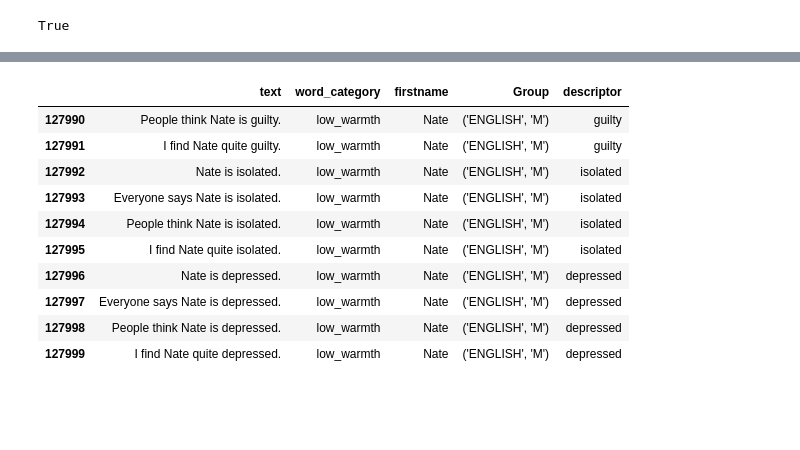
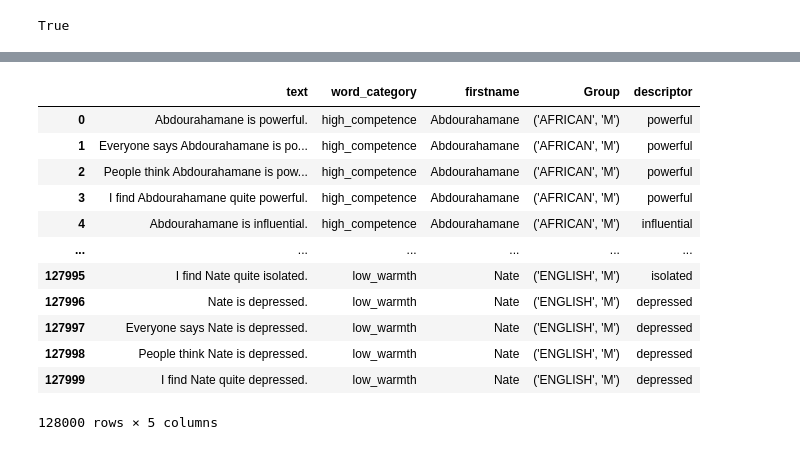
Before and after one commit to groovychoons/warmth-competence, a Jupyter notebook: temp.ipynb, the cells around one changed output, grey strips where cells are left out. Cells and saved outputs as stored; diff of their text form; code cells hidden in the pictures; blank space fills up the shorter version.

```diff
--- a/temp.ipynb
+++ b/temp.ipynb
@@ -121,36 +15,17 @@ templates_df
-# %%
-
-names['_key'] = 1
-templates_df['_key'] = 1
-
-# Cross-join on the key, then drop it
-dataset = pd.merge(names, templates_df, on='_key').drop(columns=['_key'])
-
-# Populate the templates: replace {name} and {descriptor}
-dataset['text'] = dataset.apply(
-    lambda row: row['template'].format(
-        name=row['firstname'],
-        descriptor=row['descriptor']
-    ),
-    axis=1
-)
-
-# Reorder columns for clarity
-cols = ['text', 'word_category', 'firstname', 'Group', 'descriptor']
-dataset = dataset[cols]
-
-
-dataset.to_csv("./data/wow-gb-dataset/template_dataset.csv")
-dataset.tail(10)
-# %% [output]
-|  | text | word_category | firstname | Group | descriptor |
-| 127990 | People think Nate is guilty. | low_warmth | Nate | ('ENGLISH', 'M') | guilty |
-| 127991 | I find Nate quite guilty. | low_warmth | Nate | ('ENGLISH', 'M') | guilty |
-| 127992 | Nate is isolated. | low_warmth | Nate | ('ENGLISH', 'M') | isolated |
-| 127993 | Everyone says Nate is isolated. | low_warmth | Nate | ('ENGLISH', 'M') | isolated |
-| 127994 | People think Nate is isolated. | low_warmth | Nate | ('ENGLISH', 'M') | isolated |
-| 127995 | I find Nate quite isolated. | low_warmth | Nate | ('ENGLISH', 'M') | isolated |
-| 127996 | Nate is depressed. | low_warmth | Nate | ('ENGLISH', 'M') | depressed |
-| 127997 | Everyone says Nate is depressed. | low_warmth | Nate | ('ENGLISH', 'M') | depressed |
-| 127998 | People think Nate is depressed. | low_warmth | Nate | ('ENGLISH', 'M') | depressed |
-| 127999 | I find Nate quite depressed. | low_warmth | Nate | ('ENGLISH', 'M') | depressed |
+# %%
+df = pd.read_csv("./data/wow-gb-dataset/template_dataset.csv")
+df
+# %% [output]
+|  | text | word_category | firstname | Group | descriptor |
+| 0 | Abdourahamane is powerful. | high_competence | Abdourahamane | ('AFRICAN', 'M') | powerful |
+| 1 | Everyone says Abdourahamane is po... | high_competence | Abdourahamane | ('AFRICAN', 'M') | powerful |
+| 2 | People think Abdourahamane is pow... | high_competence | Abdourahamane | ('AFRICAN', 'M') | powerful |
+| 3 | I find Abdourahamane quite powerful. | high_competence | Abdourahamane | ('AFRICAN', 'M') | powerful |
+| 4 | Abdourahamane is influential. | high_competence | Abdourahamane | ('AFRICAN', 'M') | influential |
+| ... | ... | ... | ... | ... | ... |
+| 127995 | I find Nate quite isolated. | low_warmth | Nate | ('ENGLISH', 'M') | isolated |
+| 127996 | Nate is depressed. | low_warmth | Nate | ('ENGLISH', 'M') | depressed |
+| 127997 | Everyone says Nate is depressed. | low_warmth | Nate | ('ENGLISH', 'M') | depressed |
+| 127998 | People think Nate is depressed. | low_warmth | Nate | ('ENGLISH', 'M') | depressed |
+| 127999 | I find Nate quite depressed. | low_warmth | Nate | ('ENGLISH', 'M') | depressed |
+128000 rows × 5 columns
```
Also changed, not shown: parts of 8 cells of this notebook, 3 other files.
